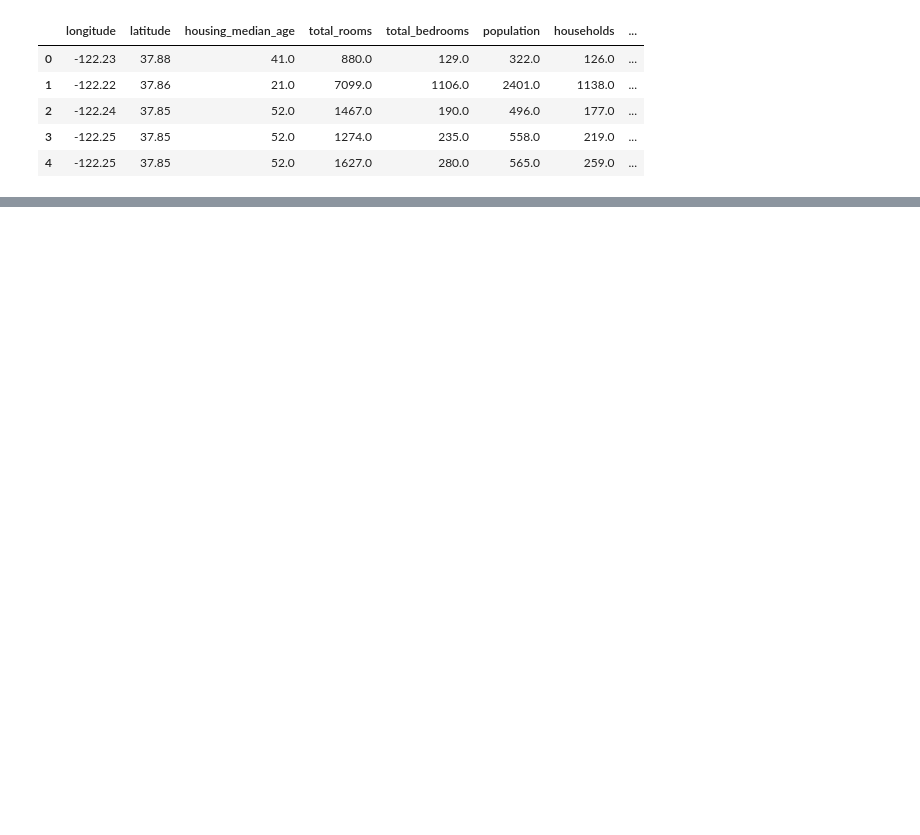
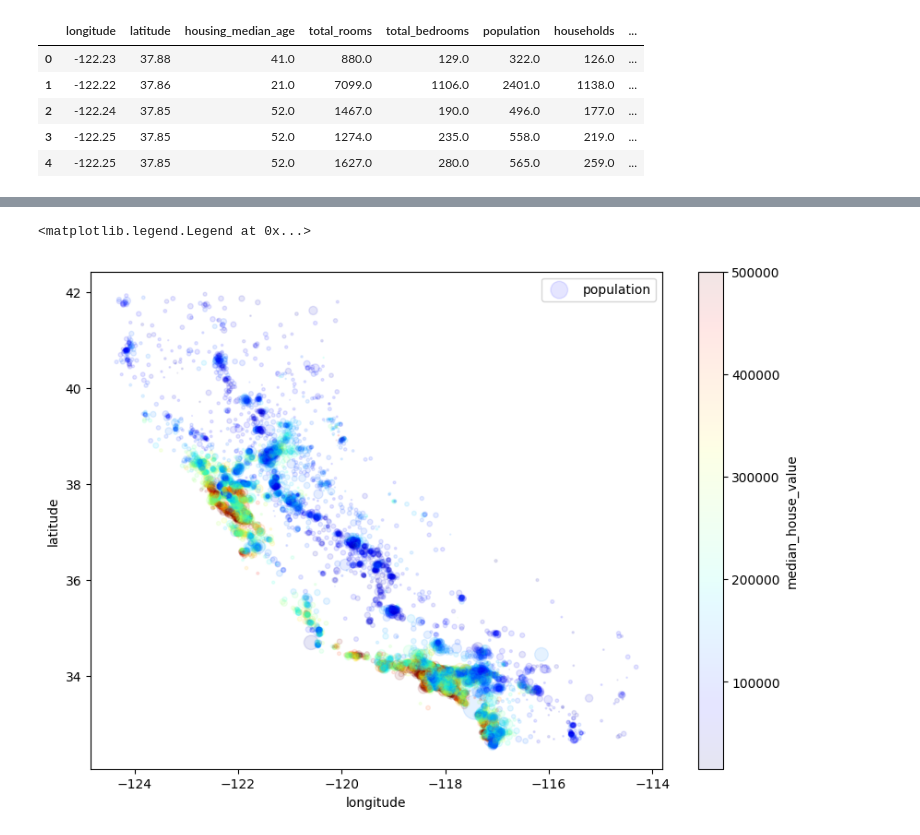
Before and after one commit to MarceloBuch/Hands-On-Machine-Learning-Projects, a Jupyter notebook: Property-Prices-In-California/main.ipynb, the cells around one changed output, grey strips where cells are left out. Cells and saved outputs as stored; diff of their text form; code cells hidden in the pictures; blank space fills up the shorter version.

```diff
--- a/Property-Prices-In-California/main.ipynb
+++ b/Property-Prices-In-California/main.ipynb
@@ -36,0 +112,8 @@ df.head()
+# %%
+# Creating stratified sampling
+split = StratifiedShuffleSplit(n_splits=1, test_size=0.2, random_state=42)
+for train_index, test_index in split.split(df, df["income_cat"]):
+    strat_train_set = df.loc[train_index]
+    strat_test_set = df.loc[test_index]
+
+strat_test_set["income_cat"].value_counts() / len(strat_test_set)
@@ -36,0 +128,14 @@ df.head()
+# %%
+for set_ in (strat_test_set, strat_train_set):
+    set_.drop("income_cat", axis=1, inplace=True)
+
+df = strat_train_set.copy()
+# %%
+# analyzing geographic data, so that the size of the circle represents its population and its color represents the price of the property
+df.plot(kind='scatter', x="longitude", y="latitude", alpha=0.1,
+        s=df["population"]/100, label="population", figsize = (10,7),
+        c="median_house_value", cmap=plt.get_cmap("jet"), colorbar=True)
+plt.legend()
+# %% [output]
+<matplotlib.legend.Legend at 0x...>
+[figure, added]
```
Also changed, not shown: parts of 11 cells of this notebook.
